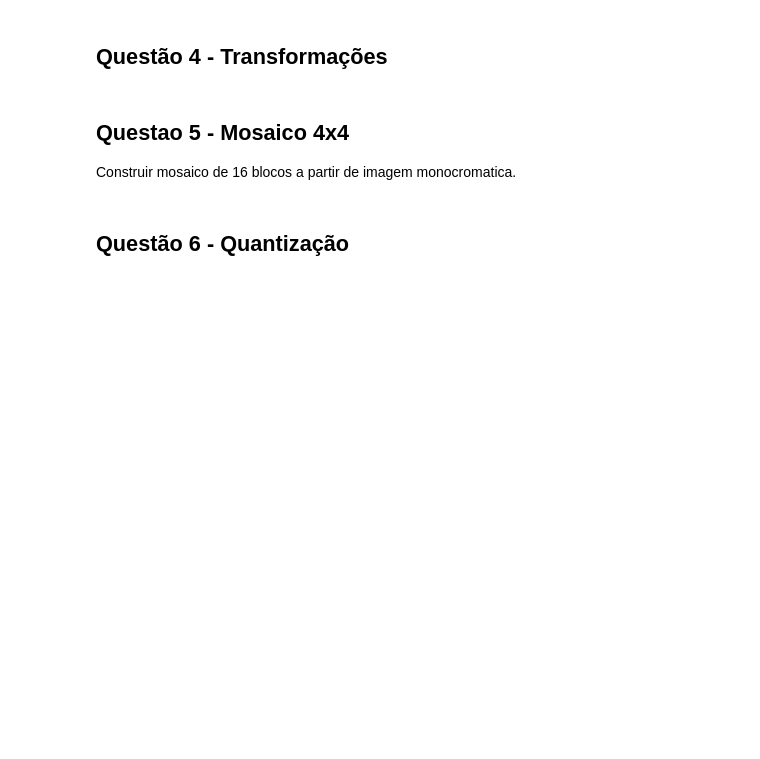
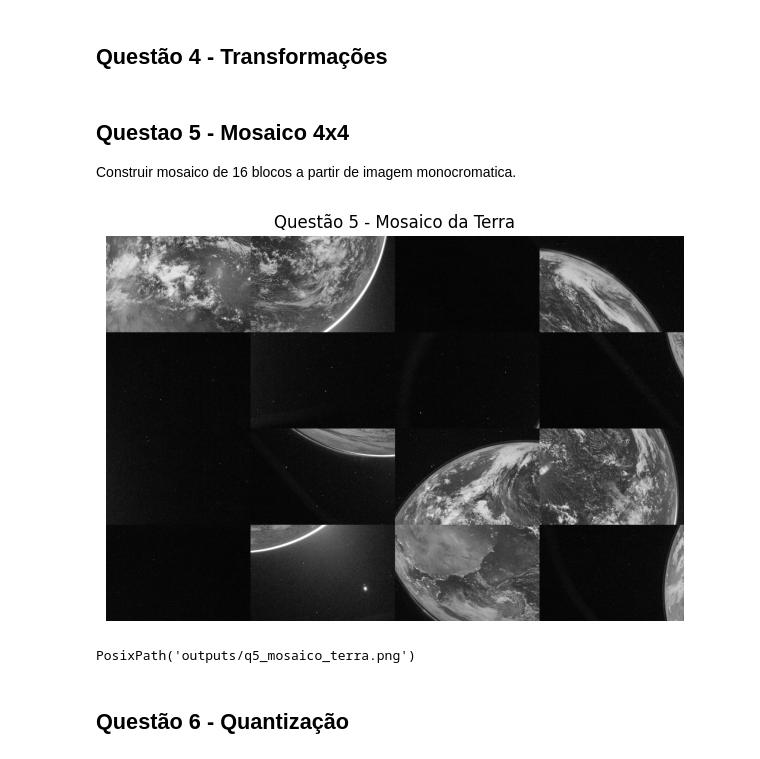
Before and after one commit to Vitorfol/Processamento-de-Imagens, a Jupyter notebook: 1/atv.ipynb, the cells around one changed output. Saved outputs shown, nothing was run; the diff lists cells and outputs as text; code cells hidden in the pictures; blank space fills up the shorter version.

```diff
--- a/1/atv.ipynb
+++ b/1/atv.ipynb
@@ -143,10 +143,42 @@ show_image('Q4f - Espelhamento vertical', vertical_mirror)
 ## Questao 5 - Mosaico 4x4
 Construir mosaico de 16 blocos a partir de imagem monocromatica.
 # %%
-# TODO Q5
-def mosaic_4x4_manual(img_gray):
-    # Dica: dividir em blocos e reorganizar conforme numeracao exigida
-    pass
+h, w = img_gray.shape
+bh, bw = h // 4, w // 4
+
+
+blocos = []
+for r in range(4):
+    for c in range(4):
+
+        b = img_gray[r*bh : (r+1)*bh, c*bw : (c+1)*bw]
+        blocos.append(b)
+
+nova_ordem = [
+    6, 11, 13, 3,
+    8, 16, 1, 9,
+    12, 14, 2, 7,
+    4, 15, 10, 5
+]
+nova_ordem = [n - 1 for n in nova_ordem]
+
+mosaico = np.zeros_like(img_gray)
+
+for i in range(16):
+
+    r_dest = i // 4
+    c_dest = i % 4
+
+    indice_bloco_origem = nova_ordem[i]
+
+    mosaico[r_dest*bh : (r_dest+1)*bh, c_dest*bw : (c_dest+1)*bw] = blocos[indice_bloco_origem]
+
+# 5. Resultado
+show_image('Questão 5 - Mosaico da Terra', mosaico)
+save_image('q5_mosaico_terra.png', mosaico)
+# %% [output]
+[figure, added]
+PosixPath('outputs/q5_mosaico_terra.png')
 # %% [markdown]
 ## Questão 6 - Quantização
 # %%
```
Also changed, not shown: 1 other file.
